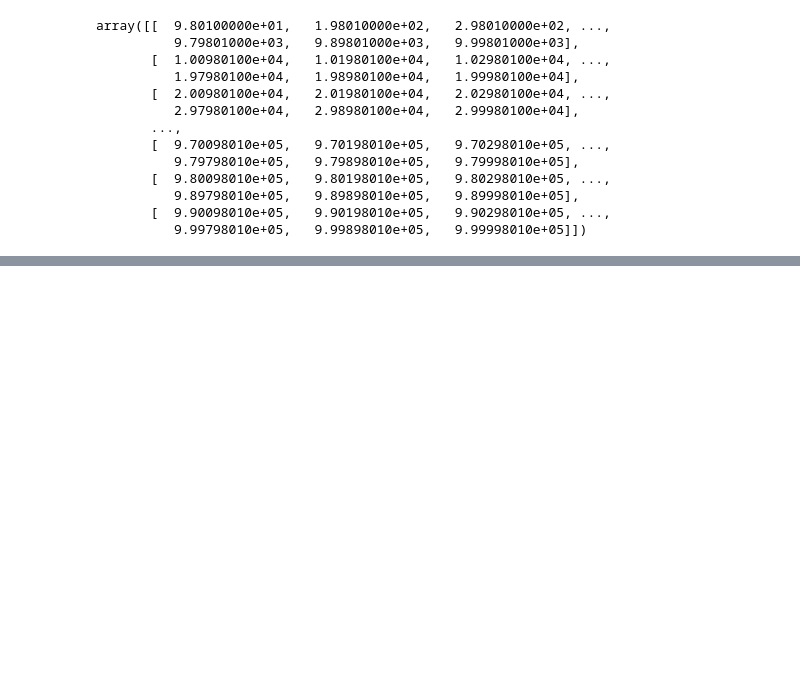
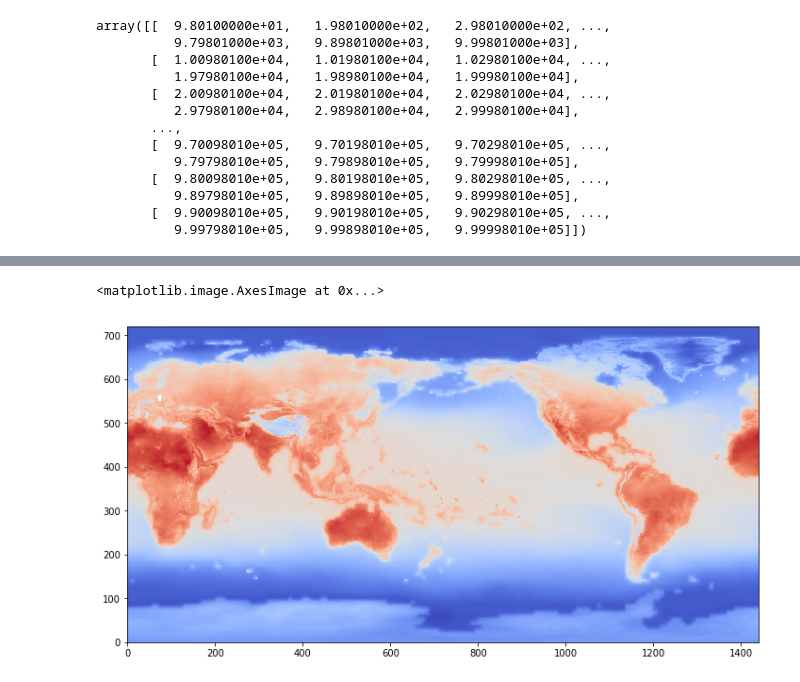
Before and after one commit to EnriqueCornejo/dockerized-dask, a Jupyter notebook: work/dask.ipynb, the cells around one changed output, grey strips where cells are left out. Drawn from its saved outputs; the diff is of its cells as text; code cells hidden in the pictures; blank space fills up the shorter version.

Commit message:
stack-to-percentiles example

```diff
--- a/work/dask.ipynb
+++ b/work/dask.ipynb
@@ -160,0 +172,3 @@ client.get_versions(check=True)
+# %%
+raster_percentile = custom_percentile(stack_rechunked, axis = 0).compute()
+raster_nan_percentile = custom_nanpercentile(stack_rechunked, axis = 0).compute()
@@ -160,0 +207,3 @@ client.get_versions(check=True)
+# %%
+mask = (raster_percentile == numpy.amax(raster_percentile))
+mask
@@ -160,0 +218,15 @@ client.get_versions(check=True)
+# %%
+# I guess that percentile is enough
+
+# raster_percentile is read only
+raster_percentile_copy = raster_percentile.copy()
+# beware the NaNs
+raster_percentile_copy[mask] = numpy.nan
+ptp, amax = (numpy.nanmax(raster_percentile_copy) - numpy.nanmin(raster_percentile_copy), numpy.nanmax(raster_percentile_copy))
+norm_0_1 = (raster_percentile_copy - amax) / -ptp
+norm_0_1
+plt.figure(figsize = (12, 24))
+plt.imshow(norm_0_1, origin='lower', cmap='coolwarm_r')
+# %% [output]
+<matplotlib.image.AxesImage at 0x...>
+[figure, added]
```
Also changed, not shown: parts of 11 cells of this notebook, 2 other files.
